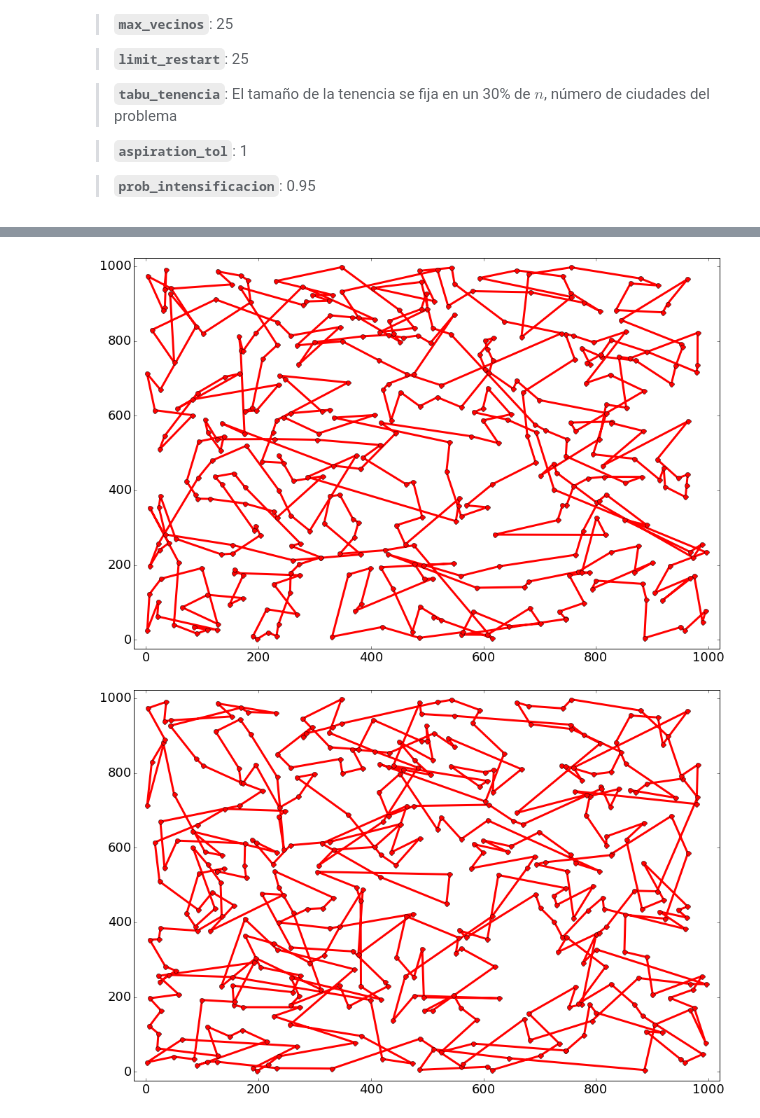
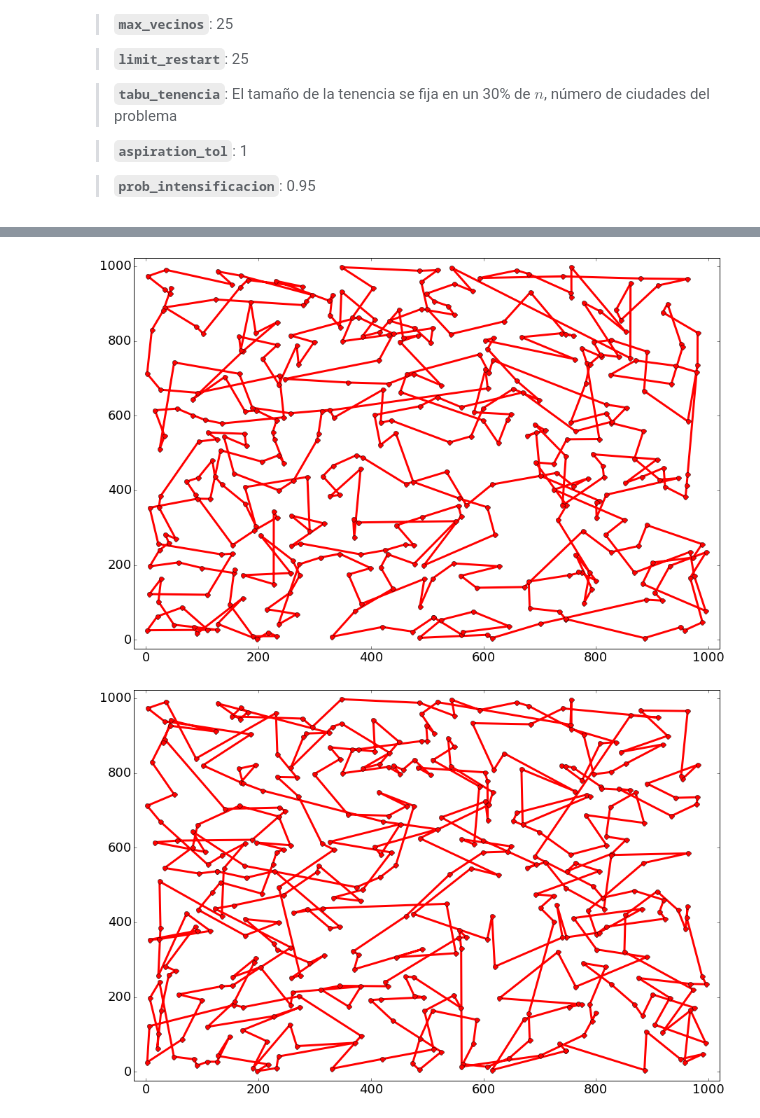
Before and after one commit to NCordon/tsp, a Jupyter notebook: tsp.ipynb, the cells around one changed output, grey strips where cells are left out. Drawn from its saved outputs; the diff is of its cells as text; code cells hidden in the pictures.

```diff
--- a/tsp.ipynb
+++ b/tsp.ipynb
@@ -242,6 +242,17 @@ class TSP:
         return permutation
 
 
+    def _make_restart(self, neighbour, best_solution, edge_freq, prob_intensificacion):
+        n = len(self.points)
+        u = random()
+
+        if (u < prob_intensificacion):
+            result = deepcopy(best_solution)
+        else:
+            result = Route(self._make_permutation(edge_freq), self.dist)
+
+        return result
+
 
     def tabu_search(self, max_iter, max_vecinos, limit_restart,
                     tabu_tenencia, aspiration_tol, prob_intensificacion):
@@ -285,6 +296,7 @@ class TSP:
 
 
             while i < max_iter and j < max_vecinos and not restart:
+                #if (i%100==0): print(i)
                 # Generamos los índices de los arcos a cambiar
                 candidate = deepcopy(neighbour)
                 u = randint(0, n)
@@ -407,12 +419,17 @@ for name in problems:
     n_iter = size*100
     max_exitos = size*0.1
     max_vecinos = size*10
+    best_cost = float("inf")
 
     for s in semillas:
         seed(s)
-        sa_solutions[name] = problems[name].simulated_annealing(n_iter, max_vecinos,
-                                                                max_exitos, alpha, mu, phi)
-        sa_costes[name] += sa_solutions[name].cost
+        current = problems[name].simulated_annealing(n_iter, max_vecinos,
+                                                     max_exitos, alpha, mu, phi)
+        if current.cost < best_cost:
+            sa_solutions[name] = deepcopy(current)
+            best_cost = current.cost
+
+        sa_costes[name] += current.cost
 
     sa_costes[name] /= len(semillas)
 # %%
@@ -426,21 +443,28 @@ for name in problems:
     size = len(problems[name].points)
     n_iter = size*100
     tabu_tenencia=int(size*2)
-
+    best_cost = float("inf")
 
     for s in semillas:
         seed(s)
-        ts_solutions[name] = problems[name].tabu_search(n_iter, max_vecinos,
-                                                        limit_restart, tabu_tenencia,
-                                                        aspiration_tol, prob_intensificacion)
-        ts_costes[name] += ts_solutions[name].cost
+        current = problems[name].tabu_search(n_iter, max_vecinos,
+                                            limit_restart, tabu_tenencia,
+                                            aspiration_tol, prob_intensificacion)
+
+        if current.cost < best_cost:
+            ts_solutions[name] = deepcopy(current)
+            best_cost = current.cost
+
+        ts_costes[name] += current.cost
 
     ts_costes[name] /= len(semillas)
 # %%
 for name in problems:
     print (name
-           + '\n\t SA: '   + str(sa_costes[name])
-           + '\n\t TS: '   + str(ts_costes[name])
+           + '\n\t SA(media): '   + str(sa_costes[name])
+           + '\n\t TS(media): '   + str(ts_costes[name])
+           + '\n\t SA(mejor): '   + str(sa_solutions[name].cost)
+           + '\n\t TS(mejor): '   + str(ts_solutions[name].cost)
            + '\n\t Best: ' + str(best_solutions[name]))
     problems[name].print_solution(sa_solutions[name])
     problems[name].print_solution(ts_solutions[name])
@@ -476,2 +497,2 @@ rd400
-[figure, old version]
+[figure, new version]
-[figure, old version]
+[figure, new version]
```
Also changed, not shown: parts of 1 cell of this notebook, 2 other files.
